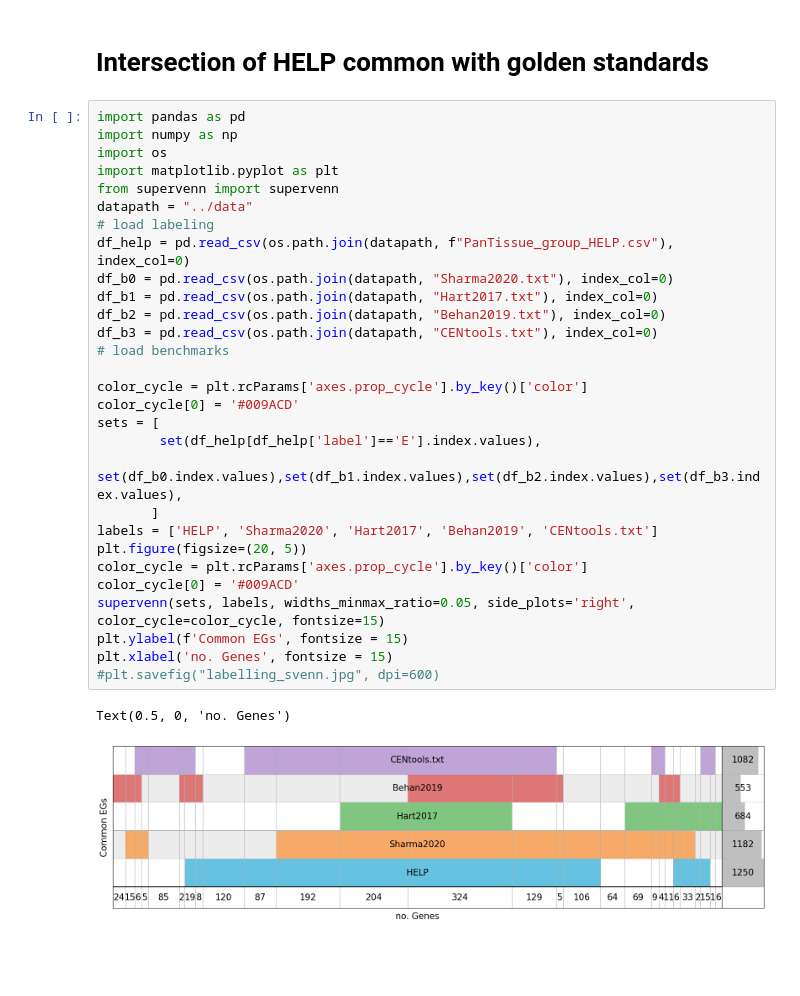
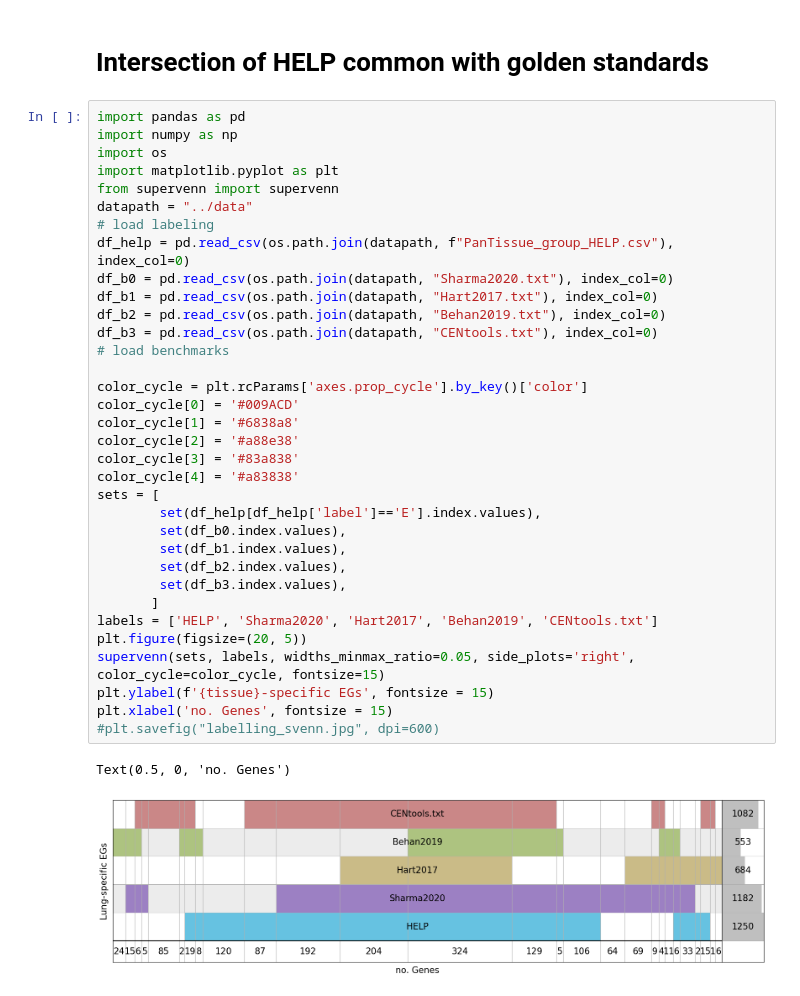
Before and after one commit to giordamaug/HELP, a Jupyter notebook: help/notebooks/plos_supervenn.ipynb, the cells around one changed output. Saved outputs shown, nothing was run; the diff lists cells and outputs as text; blank space fills up the shorter version.

```diff
--- a/help/notebooks/plos_supervenn.ipynb
+++ b/help/notebooks/plos_supervenn.ipynb
@@ -68,32 +68,37 @@ Text(0.5, 0, 'no. Genes')
 # %%
 import pandas as pd
 import numpy as np
 import os
 import matplotlib.pyplot as plt
 from supervenn import supervenn
 datapath = "../data"
 # load labeling
 df_help = pd.read_csv(os.path.join(datapath, f"PanTissue_group_HELP.csv"), index_col=0)
 df_b0 = pd.read_csv(os.path.join(datapath, "Sharma2020.txt"), index_col=0)
 df_b1 = pd.read_csv(os.path.join(datapath, "Hart2017.txt"), index_col=0)
 df_b2 = pd.read_csv(os.path.join(datapath, "Behan2019.txt"), index_col=0)
 df_b3 = pd.read_csv(os.path.join(datapath, "CENtools.txt"), index_col=0)
 # load benchmarks
 
 color_cycle = plt.rcParams['axes.prop_cycle'].by_key()['color']
 color_cycle[0] = '#009ACD'
+color_cycle[1] = '#6838a8'
+color_cycle[2] = '#a88e38'
+color_cycle[3] = '#83a838'
+color_cycle[4] = '#a83838'
 sets = [
         set(df_help[df_help['label']=='E'].index.values),
-        set(df_b0.index.values),set(df_b1.index.values),set(df_b2.index.values),set(df_b3.index.values),
+        set(df_b0.index.values),
+        set(df_b1.index.values),
+        set(df_b2.index.values),
+        set(df_b3.index.values),
        ]
 labels = ['HELP', 'Sharma2020', 'Hart2017', 'Behan2019', 'CENtools.txt']
 plt.figure(figsize=(20, 5))
-color_cycle = plt.rcParams['axes.prop_cycle'].by_key()['color']
-color_cycle[0] = '#009ACD'
 supervenn(sets, labels, widths_minmax_ratio=0.05, side_plots='right', color_cycle=color_cycle, fontsize=15)
-plt.ylabel(f'Common EGs', fontsize = 15)
+plt.ylabel(f'{tissue}-specific EGs', fontsize = 15)
 plt.xlabel('no. Genes', fontsize = 15)
 #plt.savefig("labelling_svenn.jpg", dpi=600)
 # %% [output]
 Text(0.5, 0, 'no. Genes')
-[figure, old version]
+[figure, new version]
```
Also changed, not shown: 2 other files.
